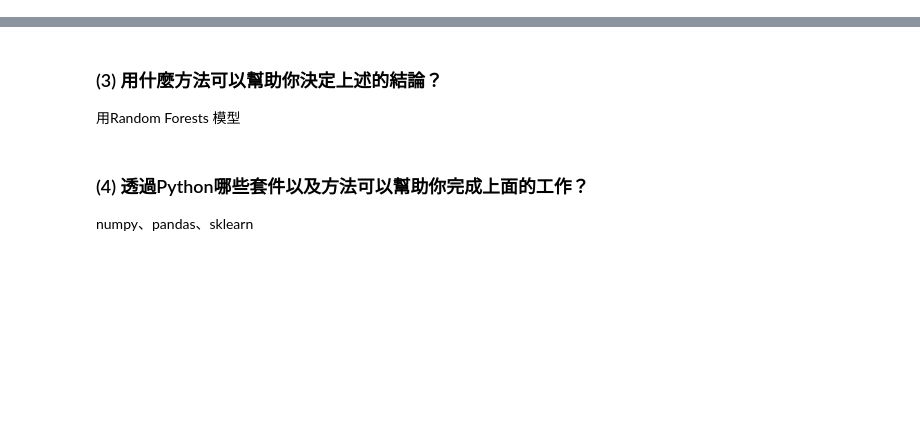
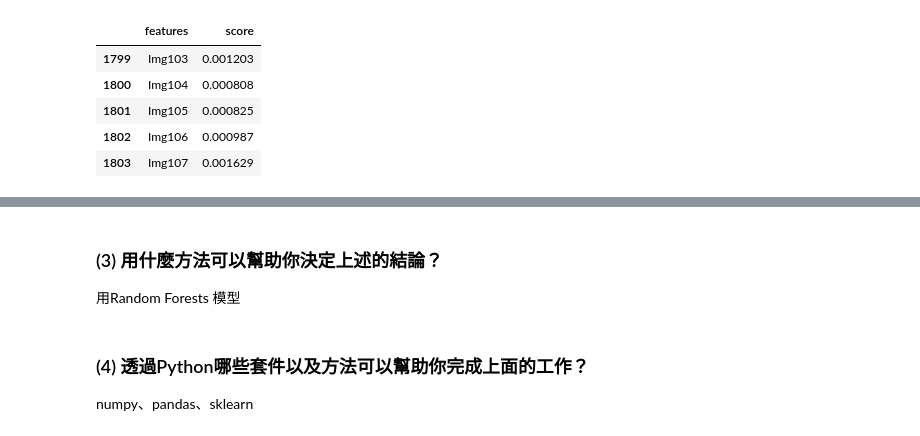
Before and after one commit to li-sin/Big-Data-Analytics-Homework1, a Jupyter notebook: Homework1.ipynb, the cells around one changed output, grey strips where cells are left out. Cells and saved outputs as stored; diff of their text form; code cells hidden in the pictures; blank space fills up the shorter version.

```diff
--- a/Homework1.ipynb
+++ b/Homework1.ipynb
@@ -49,4 +49,12 @@ for feature, imp in zip(features, rf_model.feature_importances_):
 # %%
 df = pd.DataFrame(columns=['features','score'])
 df['features']=features
 df['score']=score
+df = df.drop([1804]) #把Lable去掉
+# %% [output]
+|  | features | score |
+| 1799 | Img103 | 0.001203 |
+| 1800 | Img104 | 0.000808 |
+| 1801 | Img105 | 0.000825 |
+| 1802 | Img106 | 0.000987 |
+| 1803 | Img107 | 0.001629 |
```
Also changed, not shown: parts of 7 cells of this notebook, 1 other file.
